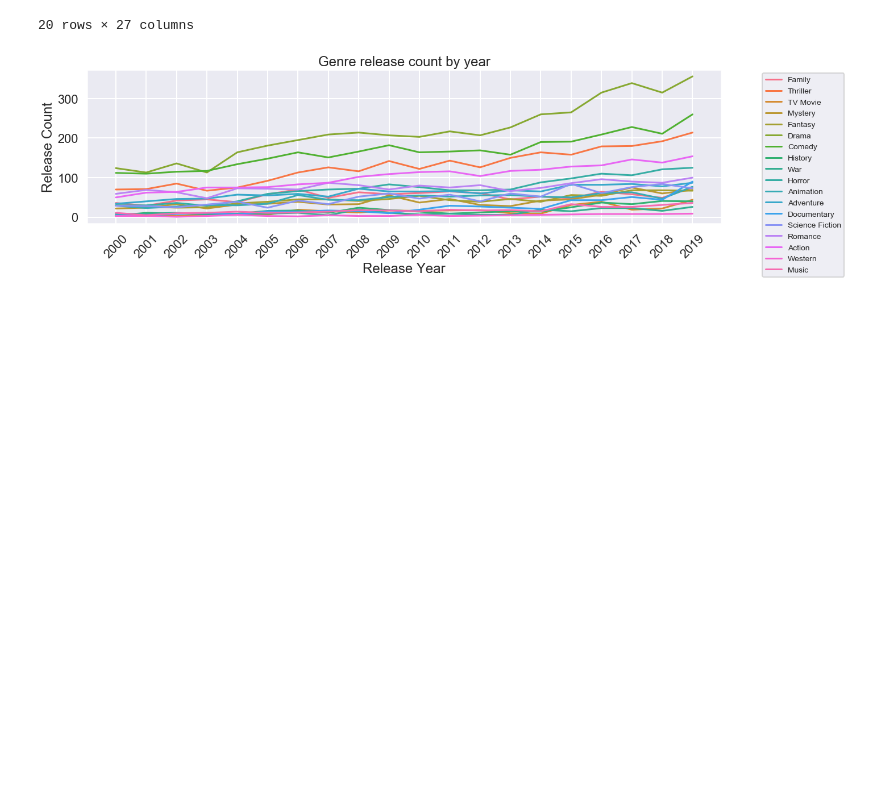
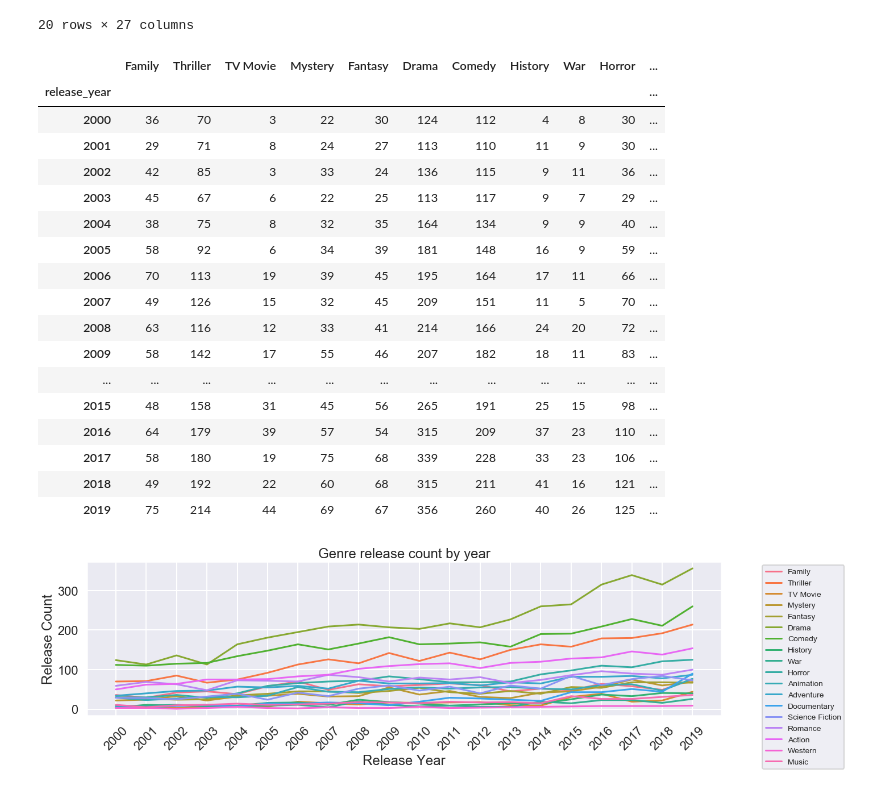
Before and after one commit to carlosiruiz/movie_market_analysis, a Jupyter notebook: TMDB Data by Popularity.ipynb, the cells around one changed output. Cells and saved outputs as stored; diff of their text form; code cells hidden in the pictures; blank space fills up the shorter version.

```diff
--- a/TMDB Data by Popularity.ipynb
+++ b/TMDB Data by Popularity.ipynb
@@ -721,6 +743,27 @@ year_groupby
 20 rows × 27 columns
 # %%
 year_groupby.drop(year_groupby.iloc[:,0:9],axis=1,inplace=True)
+# %%
+year_groupby
+# %% [output]
+|  | Family | Thriller | TV Movie | Mystery | Fantasy | Drama | Comedy | History | War | Horror | ... |
+| release_year |  |  |  |  |  |  |  |  |  |  | ... |
+| 2000 | 36 | 70 | 3 | 22 | 30 | 124 | 112 | 4 | 8 | 30 | ... |
+| 2001 | 29 | 71 | 8 | 24 | 27 | 113 | 110 | 11 | 9 | 30 | ... |
+| 2002 | 42 | 85 | 3 | 33 | 24 | 136 | 115 | 9 | 11 | 36 | ... |
+| 2003 | 45 | 67 | 6 | 22 | 25 | 113 | 117 | 9 | 7 | 29 | ... |
+| 2004 | 38 | 75 | 8 | 32 | 35 | 164 | 134 | 9 | 9 | 40 | ... |
+| 2005 | 58 | 92 | 6 | 34 | 39 | 181 | 148 | 16 | 9 | 59 | ... |
+| 2006 | 70 | 113 | 19 | 39 | 45 | 195 | 164 | 17 | 11 | 66 | ... |
+| 2007 | 49 | 126 | 15 | 32 | 45 | 209 | 151 | 11 | 5 | 70 | ... |
+| 2008 | 63 | 116 | 12 | 33 | 41 | 214 | 166 | 24 | 20 | 72 | ... |
+| 2009 | 58 | 142 | 17 | 55 | 46 | 207 | 182 | 18 | 11 | 83 | ... |
+| ... | ... | ... | ... | ... | ... | ... | ... | ... | ... | ... | ... |
+| 2015 | 48 | 158 | 31 | 45 | 56 | 265 | 191 | 25 | 15 | 98 | ... |
+| 2016 | 64 | 179 | 39 | 57 | 54 | 315 | 209 | 37 | 23 | 110 | ... |
+| 2017 | 58 | 180 | 19 | 75 | 68 | 339 | 228 | 33 | 23 | 106 | ... |
+| 2018 | 49 | 192 | 22 | 60 | 68 | 315 | 211 | 41 | 16 | 121 | ... |
+| 2019 | 75 | 214 | 44 | 69 | 67 | 356 | 260 | 40 | 26 | 125 | ... |
 # %%
 # this is comlete
 plt.figure(figsize=(20,5))
```
Also changed, not shown: parts of 4 cells of this notebook, 3 other files.
